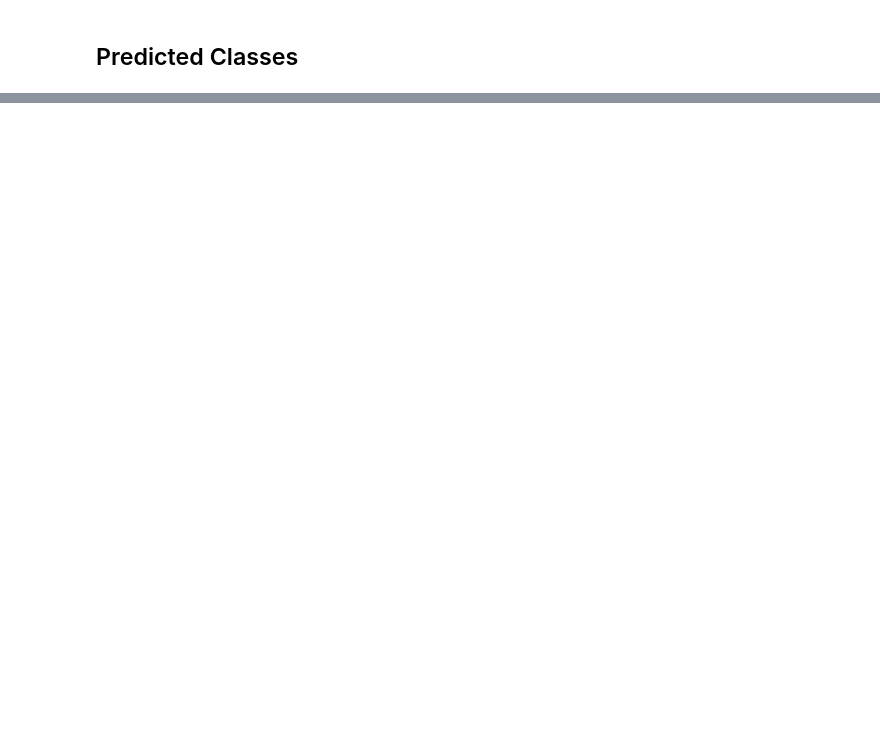
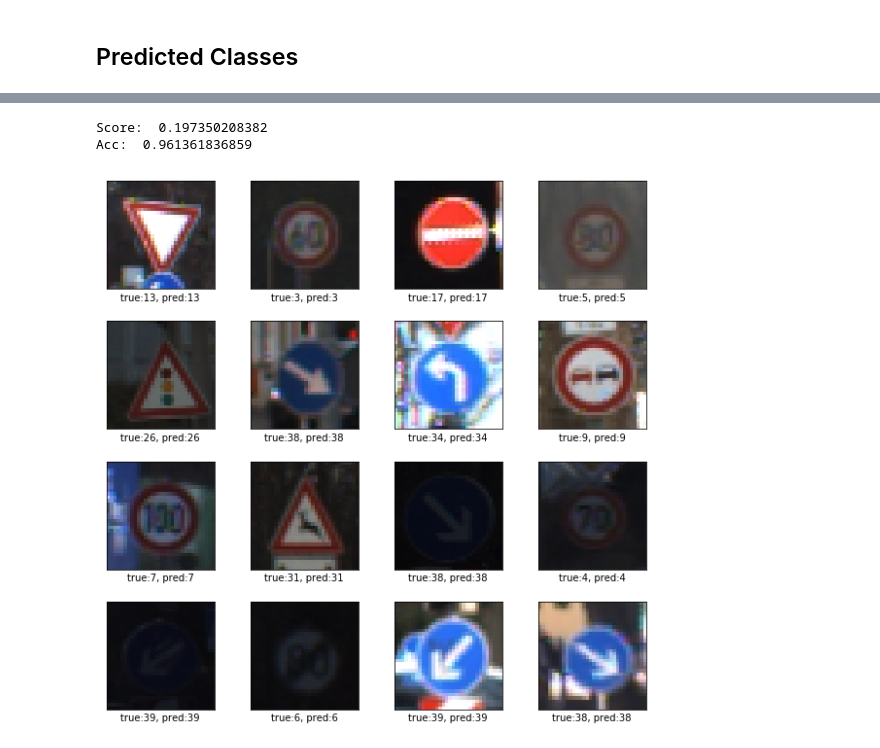
Before and after one commit to zshujon/USDC_Project_02_Traffic_Sign_Classification, a Jupyter notebook: 01_TSC_CNN_Keras.ipynb, the cells around one changed output, grey strips where cells are left out. Cells and saved outputs as stored; diff of their text form; code cells hidden in the pictures; blank space fills up the shorter version.

```diff
--- a/01_TSC_CNN_Keras.ipynb
+++ b/01_TSC_CNN_Keras.ipynb
@@ -177,0 +319,19 @@ plot_images(X_test, Y_test, Y_pred)
+# %%
+model = Sequential()
+
+model.add(Conv2D(16, (5, 5), input_shape=(32, 32, 3), activation='relu'))
+model.add(MaxPool2D((2,2)))
+model.add(Activation('relu'))
+
+model.add(Conv2D(32, (3, 3), input_shape=(16, 16, 16), activation='relu'))
+model.add(MaxPool2D((2,2)))
+model.add(Activation('relu'))
+
+model.add(Conv2D(64, (3, 3), input_shape=(7, 7, 32), activation='relu'))
+model.add(MaxPool2D((2,2)))
+model.add(Activation('relu'))
+
+model.add(Flatten())
+model.add((Dropout(0.5)))
+model.add(Dense(128, activation='relu'))
+model.add(Dense(43, activation='softmax'))
@@ -177,0 +358,4 @@ plot_images(X_test, Y_test, Y_pred)
+# %%
+model.compile(loss='categorical_crossentropy', optimizer='adam', metrics=['accuracy'])
+# %%
+history = model.fit(X_train_norm, Y_train_cat, batch_size=64, epochs=20, verbose=1, validation_data=(X_val_norm, Y_val_cat))
@@ -177,0 +382,12 @@ plot_images(X_test, Y_test, Y_pred)
+# %%
+print('Score: ', score)
+print('Acc: ', acc)
+# %% [output]
+Score:  0.197350208382
+Acc:  0.961361836859
+# %%
+Y_pred = model.predict_classes(X_test_norm, batch_size=64, verbose=0)
+# %%
+plot_images(X_test, Y_test, Y_pred)
+# %% [output]
+[figure, added]
```
Also changed, not shown: parts of 31 cells of this notebook.
